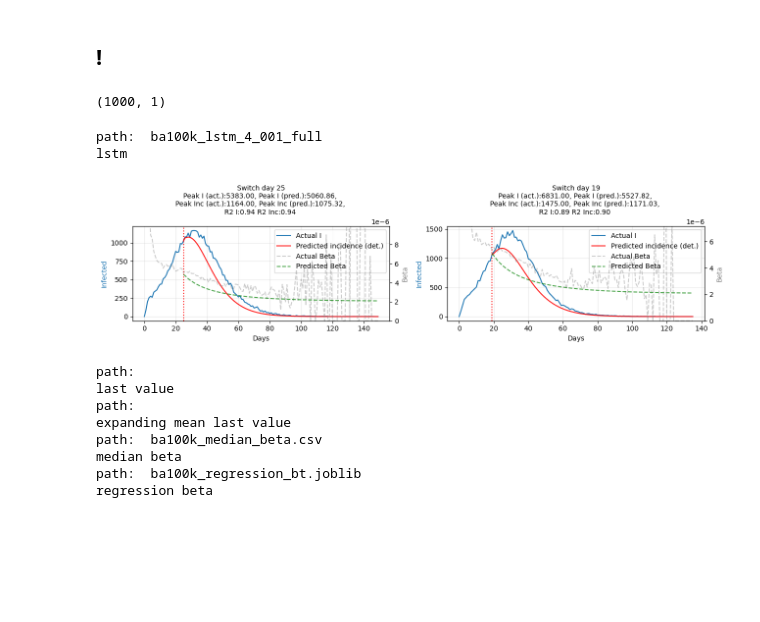
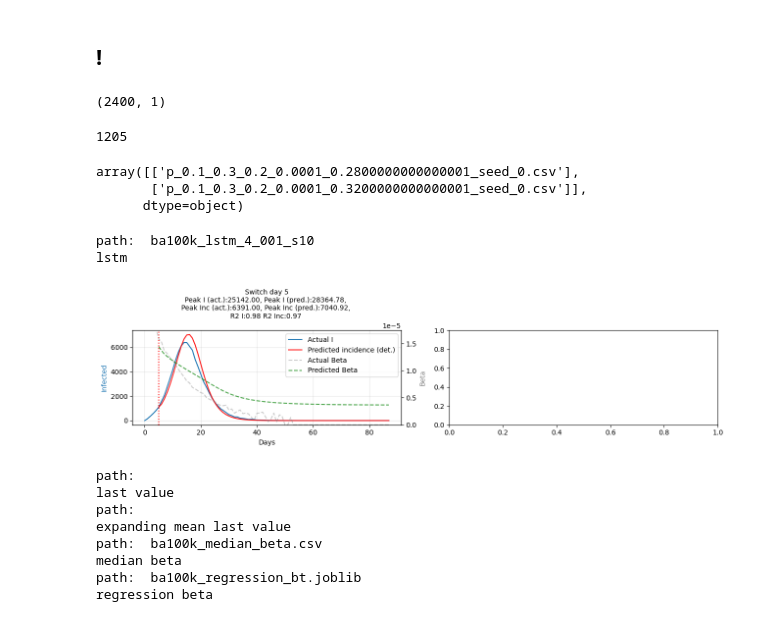
Before and after one commit to Mpkosh/network_hybrid_33, a Jupyter notebook: apply_and_see-Copy1.ipynb, the cells around one changed output. Cells and saved outputs as stored; diff of their text form; code cells hidden in the pictures; blank space fills up the shorter version.

```diff
--- a/apply_and_see-Copy1.ipynb
+++ b/apply_and_see-Copy1.ipynb
@@ -172,10 +64,8 @@ def apply_methods(seed_dirs='initial_data/initial_data_ba_10000/',
                 model_path = f'{suff_m}_median_beta.csv'
             elif 'regression beta' in  beta_pred:
                 model_path = f'{suff_m}_regression_bt.joblib'
-            #elif 'arimax' in beta_pred:
-            #    model_path = f'{seed_dirs}/regression_day_for_seir.joblib'
             elif 'lstm' in beta_pred:
-                model_path = f'{suff_m}_lstm_4_001_full'
+                model_path = f'{suff_m}_lstm_4_001_s10'
             else:
                 model_path=''
             print('path: ', model_path)
@@ -230,17 +118,27 @@ sw.shape
 # %%
 sw = pd.read_csv('ba_test_files.csv').values
+# %%
+sw[::10].shape
+# %% [output]
+(2400, 1)
+# %%
+7200 - 2400 - 3595
+# %% [output]
+1205
 # %%
-sw[::10][1400:].shape
+sw[::10][:2]
 # %% [output]
-(1000, 1)
+array([['p_0.1_0.3_0.2_0.0001_0.2800000000000001_seed_0.csv'],
+       ['p_0.1_0.3_0.2_0.0001_0.3200000000000001_seed_0.csv']],
+      dtype=object)
 # %%
-apply_methods(seed_dirs="../hybrid_surrogate/sim_data/new_ba_100000/",
-              seed_numbers=sw[4000::10][:2], on_incidence=True,
+apply_methods(seed_dirs="../new_ba_100000/",
+              seed_numbers=sw[5000::10][:1], on_incidence=True,
               idx_s=4, idx_e=5, show_fig_flag=True,
              is_filename=True, sigma=0.3, gamma=0.2,
               perc_switch=0.01,
              suff_m='ba100k', suff='ba100k_10')
 # %% [output]
-path:  ba100k_lstm_4_001_full
+path:  ba100k_lstm_4_001_s10
 lstm
-[figure, old version]
+[figure, new version]
```
Also changed, not shown: parts of 19 cells of this notebook, 28 other files.
